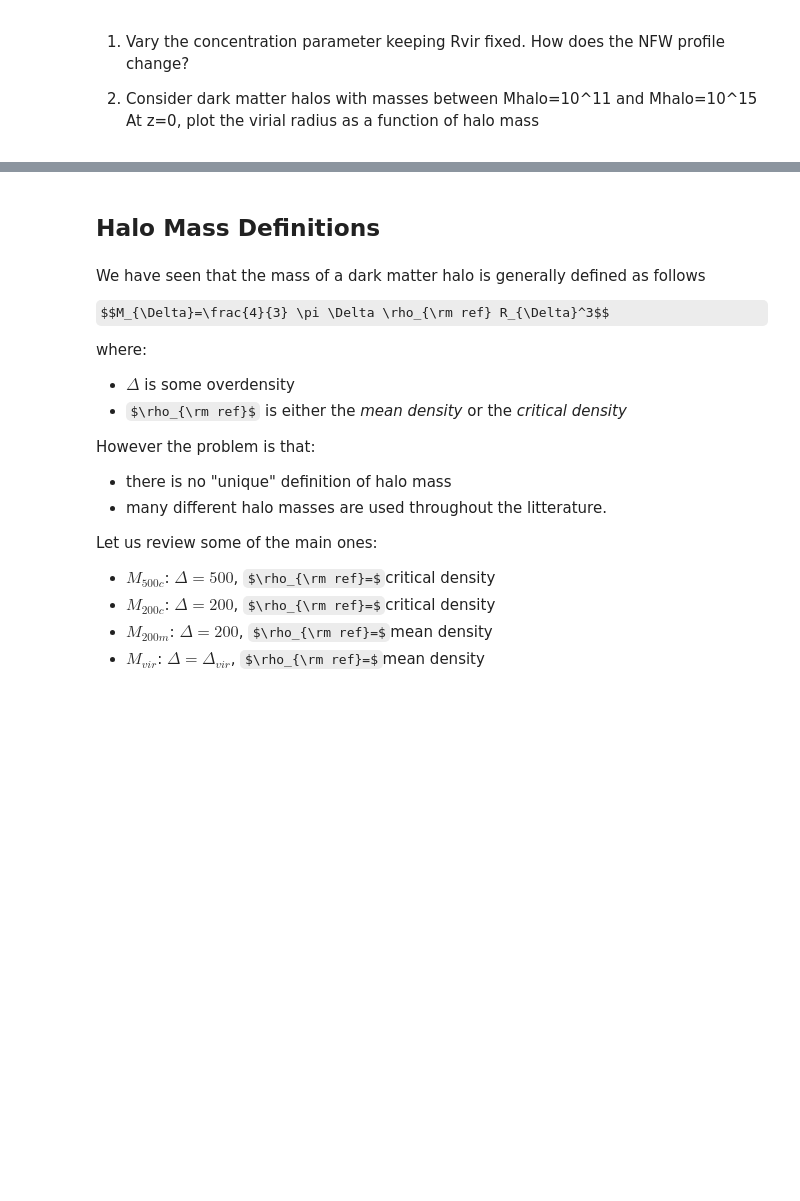
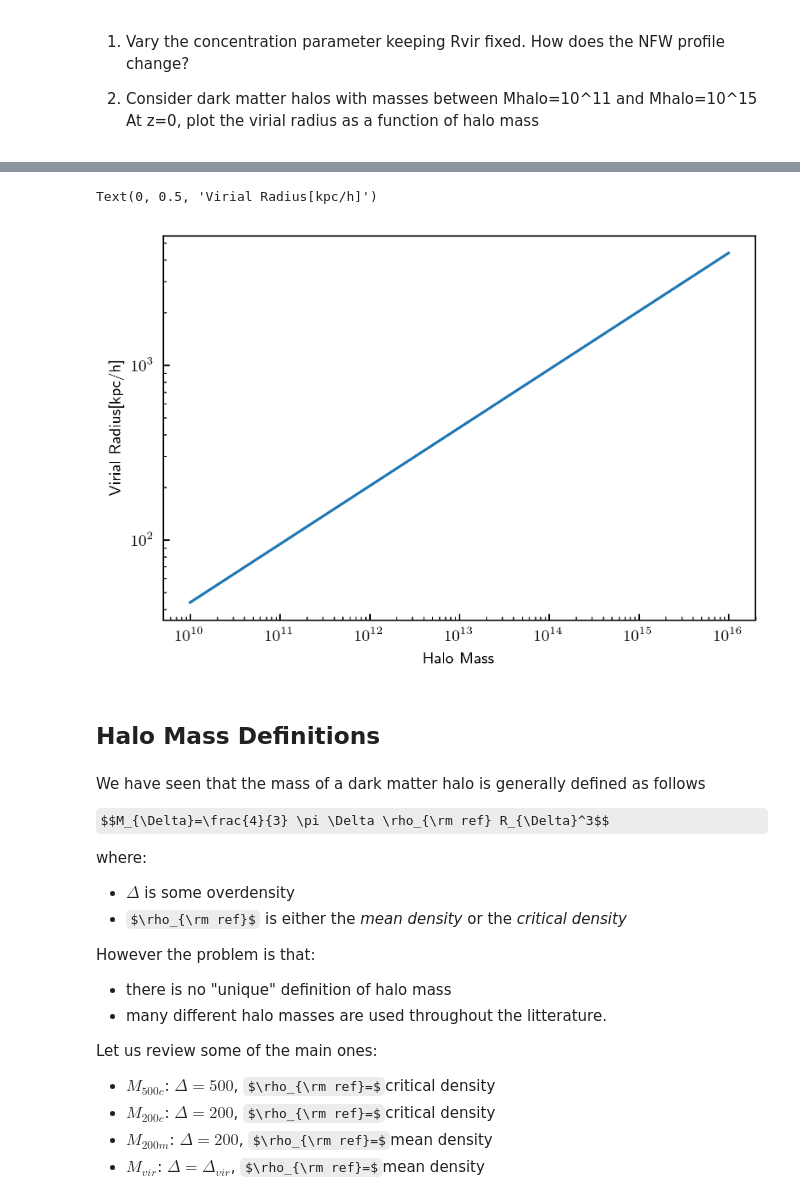
Before and after one commit to rqguan/ASTR214_Runquan, a Jupyter notebook: class7and8_darkmatterhalos_Runquan.ipynb, the cells around one changed output, grey strips where cells are left out. Cells and saved outputs as stored; diff of their text form; code cells hidden in the pictures; some formulas as TeX source; blank space fills up the shorter version.

```diff
--- a/class7and8_darkmatterhalos_Runquan.ipynb
+++ b/class7and8_darkmatterhalos_Runquan.ipynb
@@ -304,3 +333,17 @@ At z=0, plot the virial radius as a function of halo mass
+# %%
+Mvir = np.logspace(10,16,100) # halo mass (clustered halo)
+cvir = 5.0 # concentration parameter = r_halo/r_s
+z = 0.0 # redshift
+p_nfw = profile_nfw.NFWProfile(M = Mvir, c = cvir, z = z, mdef = 'vir')
+Rvir_nfw = p_nfw.RDelta(z, 'vir')
+
+plt.plot(Mvir,Rvir_nfw)
+plt.loglog()
+plt.xlabel('Halo Mass')
+plt.ylabel('Virial Radius[kpc/h]')
+# %% [output]
+Text(0, 0.5, 'Virial Radius[kpc/h]')
+[figure, added]
 # %% [markdown]
 ## Halo Mass Definitions
 # %% [markdown]
```
Also changed, not shown: parts of 4 cells of this notebook.
